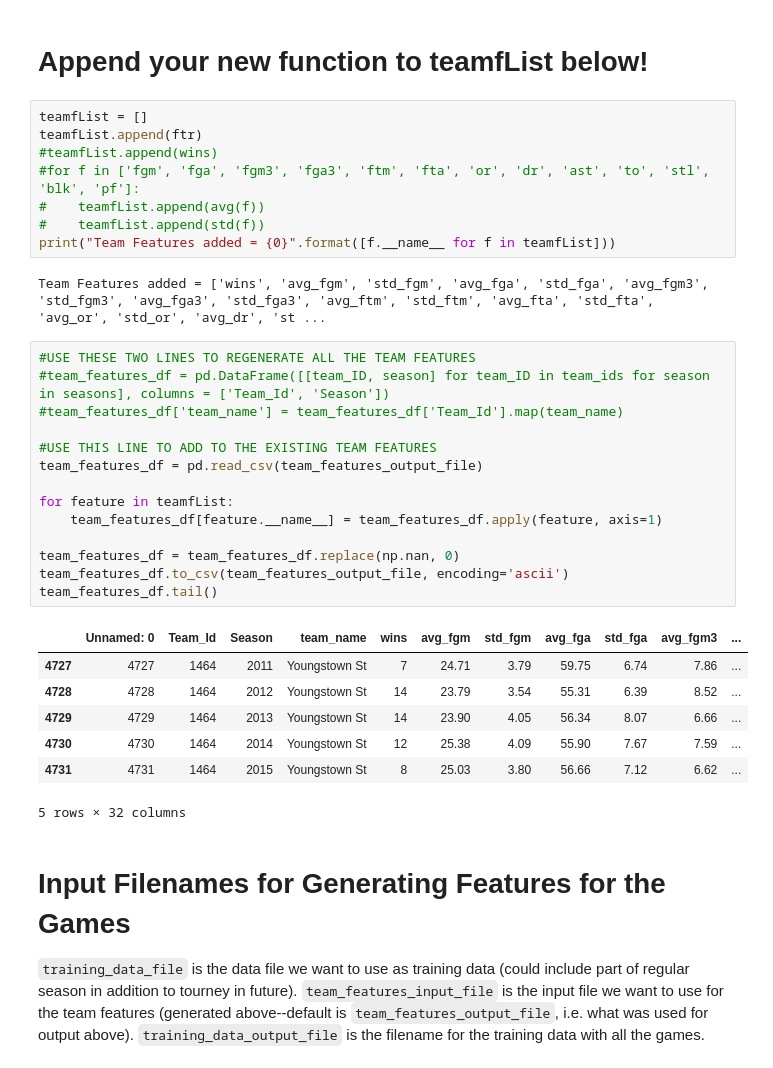
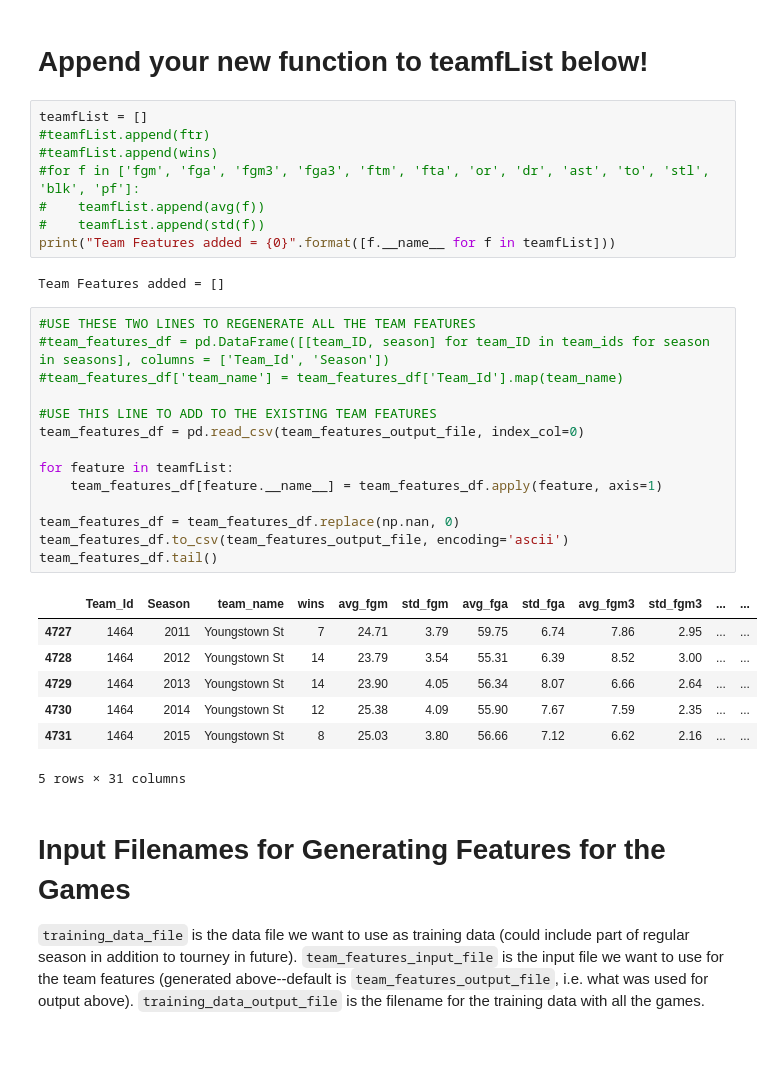
Before and after one commit to dtamayo/NCAAbasketball, a Jupyter notebook: GenerateFeatures.ipynb, the cells around one changed output. Saved outputs shown, nothing was run; the diff lists cells and outputs as text.

```diff
--- a/GenerateFeatures.ipynb
+++ b/GenerateFeatures.ipynb
@@ -132,36 +55,36 @@ Name: 614, dtype: object
 # Append your new function to teamfList below!
 # %%
 teamfList = []
-teamfList.append(ftr)
+#teamfList.append(ftr)
 #teamfList.append(wins)
 #for f in ['fgm', 'fga', 'fgm3', 'fga3', 'ftm', 'fta', 'or', 'dr', 'ast', 'to', 'stl', 'blk', 'pf']:
 #    teamfList.append(avg(f))
 #    teamfList.append(std(f))
 print("Team Features added = {0}".format([f.__name__ for f in teamfList]))
 # %% [output]
-Team Features added = ['wins', 'avg_fgm', 'std_fgm', 'avg_fga', 'std_fga', 'avg_fgm3', 'std_fgm3', 'avg_fga3', 'std_fga3', 'avg_ftm', 'std_ftm', 'avg_fta', 'std_fta', 'avg_or', 'std_or', 'avg_dr', 'st ...
+Team Features added = []
 # %%
 #USE THESE TWO LINES TO REGENERATE ALL THE TEAM FEATURES
 #team_features_df = pd.DataFrame([[team_ID, season] for team_ID in team_ids for season in seasons], columns = ['Team_Id', 'Season'])
 #team_features_df['team_name'] = team_features_df['Team_Id'].map(team_name)
 
 #USE THIS LINE TO ADD TO THE EXISTING TEAM FEATURES
-team_features_df = pd.read_csv(team_features_output_file)
+team_features_df = pd.read_csv(team_features_output_file, index_col=0)
 
 for feature in teamfList:
     team_features_df[feature.__name__] = team_features_df.apply(feature, axis=1)
 
 team_features_df = team_features_df.replace(np.nan, 0)
 team_features_df.to_csv(team_features_output_file, encoding='ascii')
 team_features_df.tail()
 # %% [output]
-|  | Unnamed: 0 | Team_Id | Season | team_name | wins | avg_fgm | std_fgm | avg_fga | std_fga | avg_fgm3 | ... |
-| 4727 | 4727 | 1464 | 2011 | Youngstown St | 7 | 24.71 | 3.79 | 59.75 | 6.74 | 7.86 | ... |
-| 4728 | 4728 | 1464 | 2012 | Youngstown St | 14 | 23.79 | 3.54 | 55.31 | 6.39 | 8.52 | ... |
-| 4729 | 4729 | 1464 | 2013 | Youngstown St | 14 | 23.90 | 4.05 | 56.34 | 8.07 | 6.66 | ... |
-| 4730 | 4730 | 1464 | 2014 | Youngstown St | 12 | 25.38 | 4.09 | 55.90 | 7.67 | 7.59 | ... |
-| 4731 | 4731 | 1464 | 2015 | Youngstown St | 8 | 25.03 | 3.80 | 56.66 | 7.12 | 6.62 | ... |
+|  | Team_Id | Season | team_name | wins | avg_fgm | std_fgm | avg_fga | std_fga | avg_fgm3 | std_fgm3 | ... | ... |
+| 4727 | 1464 | 2011 | Youngstown St | 7 | 24.71 | 3.79 | 59.75 | 6.74 | 7.86 | 2.95 | ... | ... |
+| 4728 | 1464 | 2012 | Youngstown St | 14 | 23.79 | 3.54 | 55.31 | 6.39 | 8.52 | 3.00 | ... | ... |
+| 4729 | 1464 | 2013 | Youngstown St | 14 | 23.90 | 4.05 | 56.34 | 8.07 | 6.66 | 2.64 | ... | ... |
+| 4730 | 1464 | 2014 | Youngstown St | 12 | 25.38 | 4.09 | 55.90 | 7.67 | 7.59 | 2.35 | ... | ... |
+| 4731 | 1464 | 2015 | Youngstown St | 8 | 25.03 | 3.80 | 56.66 | 7.12 | 6.62 | 2.16 | ... | ... |
-5 rows × 32 columns
+5 rows × 31 columns
 # %% [markdown]
 # Input Filenames for Generating Features for the Games
 
```
Also changed, not shown: parts of 10 cells of this notebook, 4 other files.
